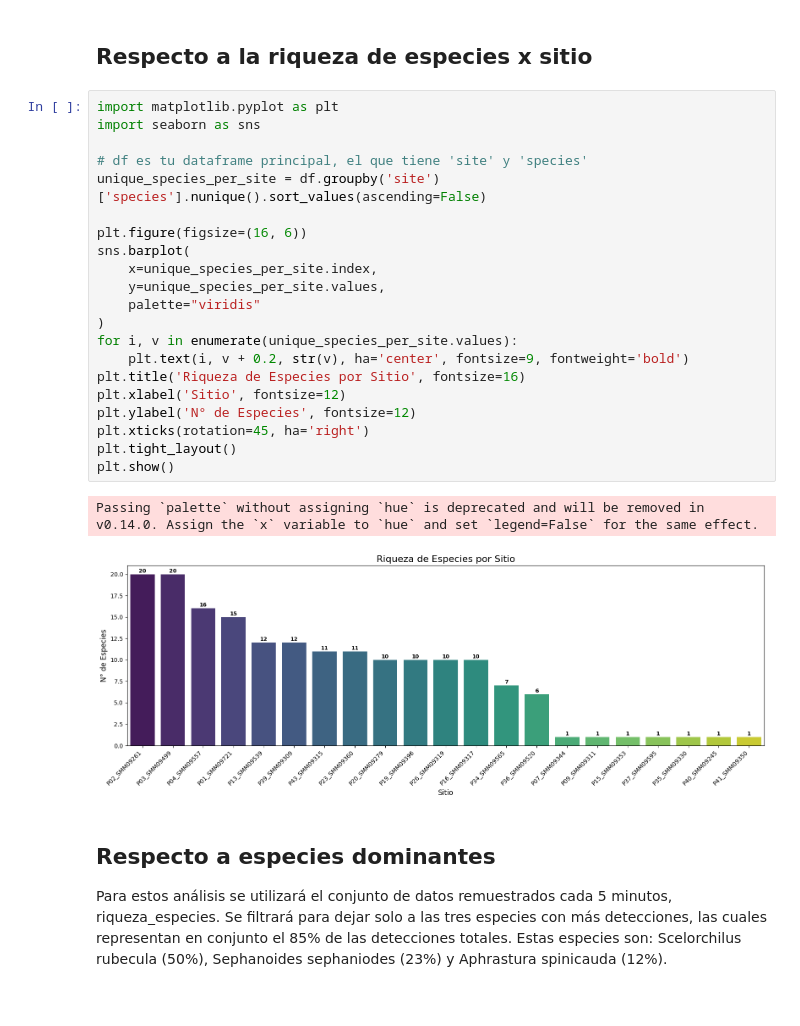
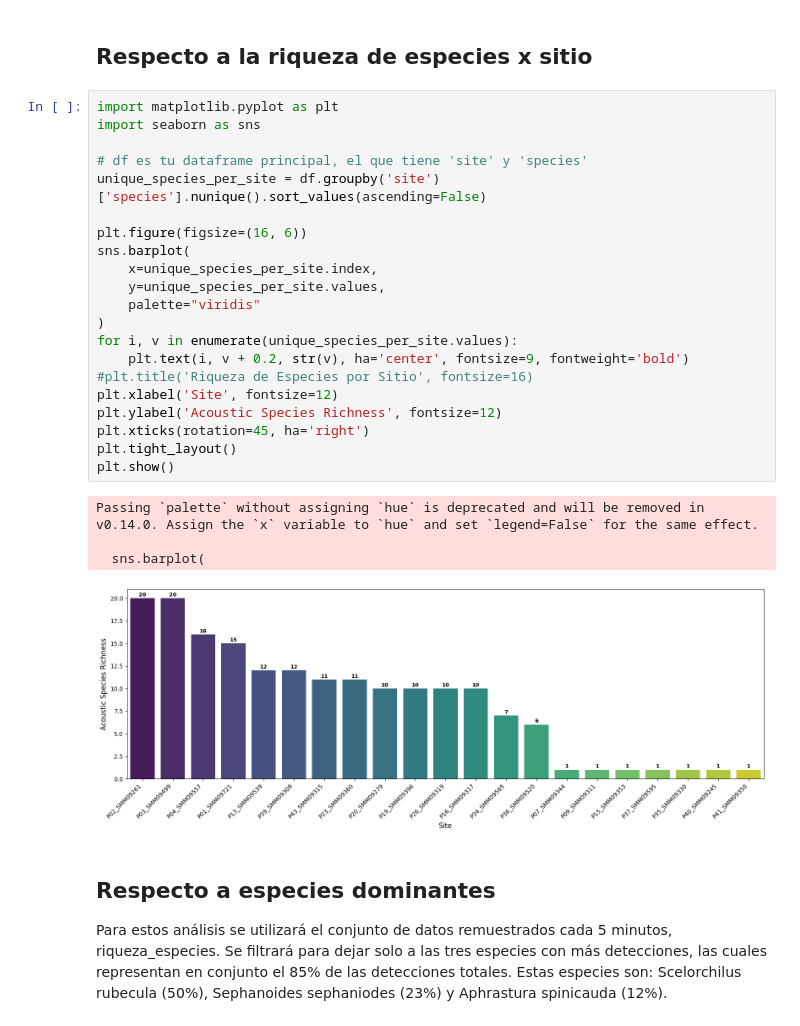
Before and after one commit to camilobehrens/figuras_mauro, a Jupyter notebook: codigo/figuras.ipynb, the cells around one changed output. Drawn from its saved outputs; the diff is of its cells as text.

Commit message:
modificar idioma histogramas

```diff
--- a/codigo/figuras.ipynb
+++ b/codigo/figuras.ipynb
@@ -120,27 +122,29 @@ Passing `palette` without assigning `hue` is deprecated and will be removed in v
 # %%
 import matplotlib.pyplot as plt
 import seaborn as sns
 
 # df es tu dataframe principal, el que tiene 'site' y 'species'
 unique_species_per_site = df.groupby('site')['species'].nunique().sort_values(ascending=False)
 
 plt.figure(figsize=(16, 6))
 sns.barplot(
     x=unique_species_per_site.index,
     y=unique_species_per_site.values,
     palette="viridis"
 )
 for i, v in enumerate(unique_species_per_site.values):
     plt.text(i, v + 0.2, str(v), ha='center', fontsize=9, fontweight='bold')
-plt.title('Riqueza de Especies por Sitio', fontsize=16)
-plt.xlabel('Sitio', fontsize=12)
-plt.ylabel('N° de Especies', fontsize=12)
+#plt.title('Riqueza de Especies por Sitio', fontsize=16)
+plt.xlabel('Site', fontsize=12)
+plt.ylabel('Acoustic Species Richness', fontsize=12)
 plt.xticks(rotation=45, ha='right')
 plt.tight_layout()
 plt.show()
 # %% [output]
 Passing `palette` without assigning `hue` is deprecated and will be removed in v0.14.0. Assign the `x` variable to `hue` and set `legend=False` for the same effect.
+
+  sns.barplot(
-[figure, old version]
+[figure, new version]
 # %% [markdown]
 ## Respecto a especies dominantes
 
```
Also changed, not shown: parts of 2 cells of this notebook, 5 other files.
